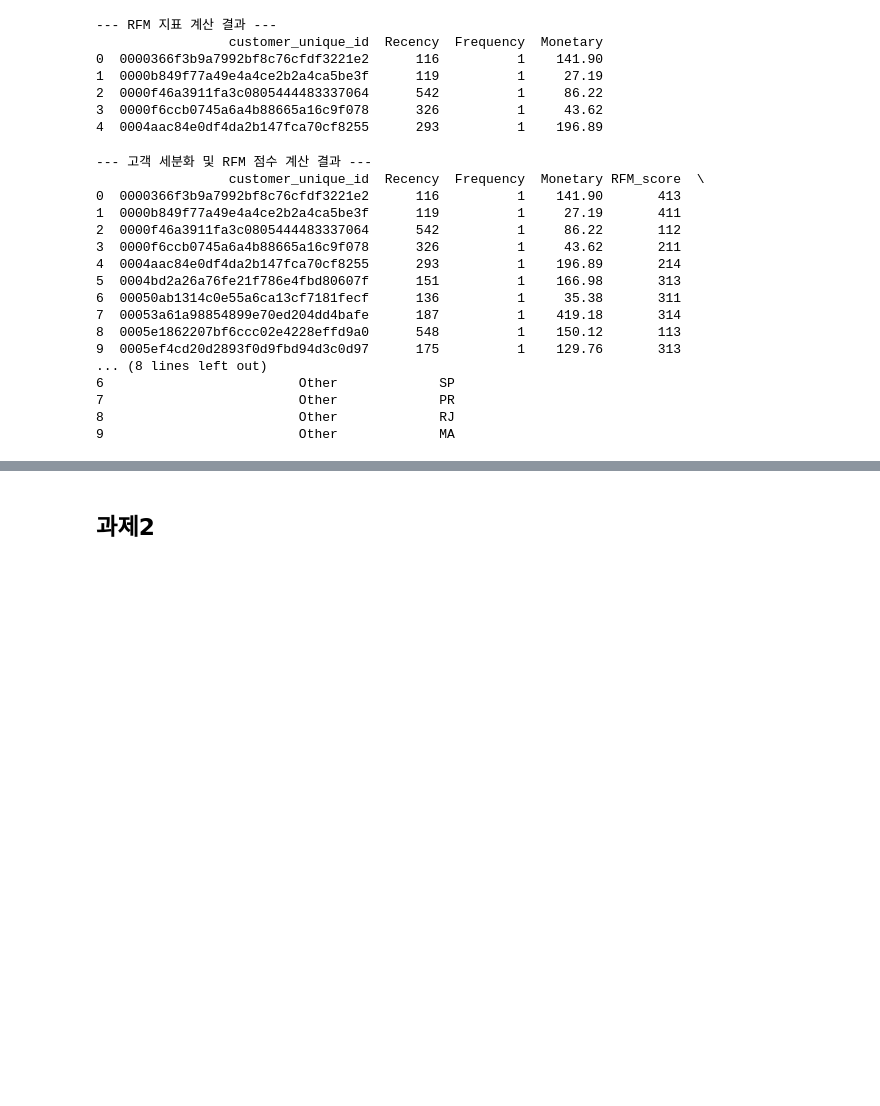
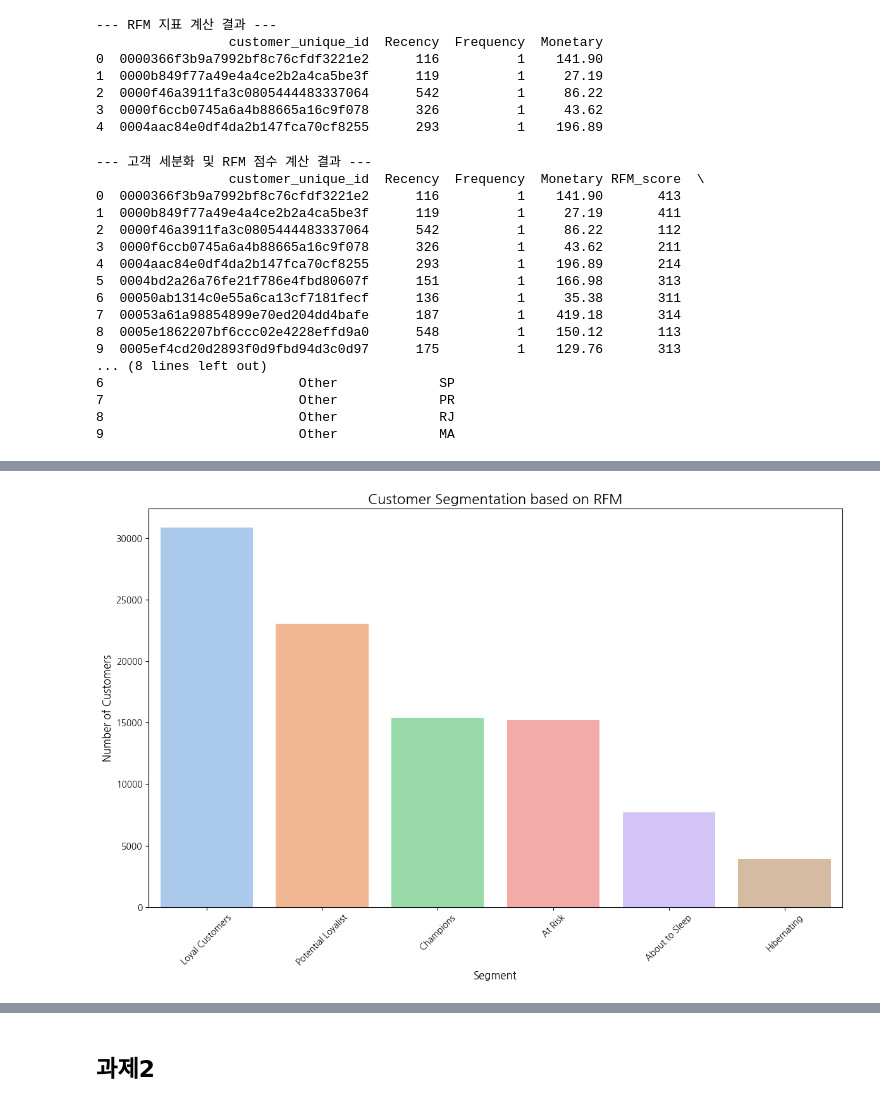
Before and after one commit to bse1120/pjt-data-analysis, a Jupyter notebook: test.ipynb, the cells around one changed output, grey strips where cells are left out. Cells and saved outputs as stored; diff of their text form; code cells hidden in the pictures; blank space fills up the shorter version.

```diff
--- a/test.ipynb
+++ b/test.ipynb
@@ -450,0 +260,87 @@ Name: count, dtype: int64
+# %%
+import pandas as pd
+import numpy as np
+import matplotlib.pyplot as plt
+import seaborn as sns
+import datetime as dt
+
+# 데이터 불러오기
+orders = pd.read_csv('olist_orders_dataset.csv')
+customers = pd.read_csv('olist_customers_dataset.csv')
+payments = pd.read_csv('olist_order_payments_dataset.csv')
+
+# 데이터 병합
+df = orders.merge(customers, on='customer_id')
+df = df.merge(payments, on='order_id')
+
+# 필요한 컬럼만 선택하고 데이터 타입 변환
+df = df[['customer_unique_id', 'order_id', 'order_purchase_timestamp', 'payment_value']]
+df['order_purchase_timestamp'] = pd.to_datetime(df['order_purchase_timestamp'])
+
+# RFM 계산을 위한 기준 날짜 설정 (마지막 구매일 + 1일)
+snapshot_date = df['order_purchase_timestamp'].max() + dt.timedelta(days=1)
+
+# RFM 값 계산
+rfm_data = df.groupby('customer_unique_id').agg({
+    'order_purchase_timestamp': lambda x: (snapshot_date - x.max()).days,
+    'order_id': 'count',
+    'payment_value': 'sum'
+})
+
+# 컬럼 이름 변경
+rfm_data.rename(columns={'order_purchase_timestamp': 'Recency',
+                         'order_id': 'Frequency',
+                         'payment_value': 'Monetary'}, inplace=True)
+
+# RFM 점수 계산 (5분위수 기준)
+r_labels = range(5, 0, -1)
+f_labels = range(1, 6)
+m_labels = range(1, 6)
+
+r_quartiles = pd.qcut(rfm_data['Recency'], q=5, labels=r_labels)
+f_quartiles = pd.qcut(rfm_data['Frequency'].rank(method='first'), q=5, labels=f_labels)
+m_quartiles = pd.qcut(rfm_data['Monetary'], q=5, labels=m_labels)
+
+rfm_data = rfm_data.assign(R=r_quartiles, F=f_quartiles, M=m_quartiles)
+
+# RFM 세그먼트 정의 함수
+def rfm_segment(df):
+    if df['R'] >= 4 and df['F'] >= 4:
+        return 'Champions'
+    elif df['R'] >= 2 and df['F'] >= 3:
+        return 'Loyal Customers'
+    elif df['R'] >= 3 and df['F'] >= 1 and df['F'] <= 3:
+        return 'Potential Loyalist'
+    elif df['R'] >= 4 and df['F'] == 1:
+        return 'New Customers'
+    elif df['R'] >= 3 and df['F'] == 1:
+        return 'Promising'
+    elif df['R'] >= 3 and df['F'] >= 3:
+        return 'Need Attention'
+    elif df['R'] >= 2 and df['R'] <= 3 and df['F'] >= 1 and df['F'] <= 2:
+        return 'About to Sleep'
+    elif df['R'] <= 2 and df['F'] >= 2:
+        return 'At Risk'
+    elif df['R'] <= 1 and df['F'] >= 4:
+        return "Can't Lose Them"
+    else:
+        return 'Hibernating'
+
+rfm_data['Segment'] = rfm_data.apply(rfm_segment, axis=1)
+
+# 세그먼트별 고객 수 계산 및 시각화
+segment_counts = rfm_data['Segment'].value_counts().sort_values(ascending=False)
+
+plt.figure(figsize=(12, 8))
+sns.barplot(x=segment_counts.index, y=segment_counts.values, palette='pastel') # 팔레트를 'pastel'로 변경
+plt.title('Customer Segmentation based on RFM', fontsize=16)
+plt.xlabel('Segment', fontsize=12)
+plt.ylabel('Number of Customers', fontsize=12)
+plt.xticks(rotation=45)
+plt.tight_layout()
+plt.savefig('rfm_segmentation_pastel.png') # 파일 이름 변경
+
+print("RFM 분석 및 시각화가 완료되었습니다. 'rfm_segmentation_pastel.png' 파일이 저장되었습니다.")
+print("\n세그먼트별 고객 수:")
+print(segment_counts)
+# %% [output]
@@ -450,0 +361 @@ Name: count, dtype: int64
+[figure, added]
```
Also changed, not shown: parts of 14 cells of this notebook, 11 other files.
